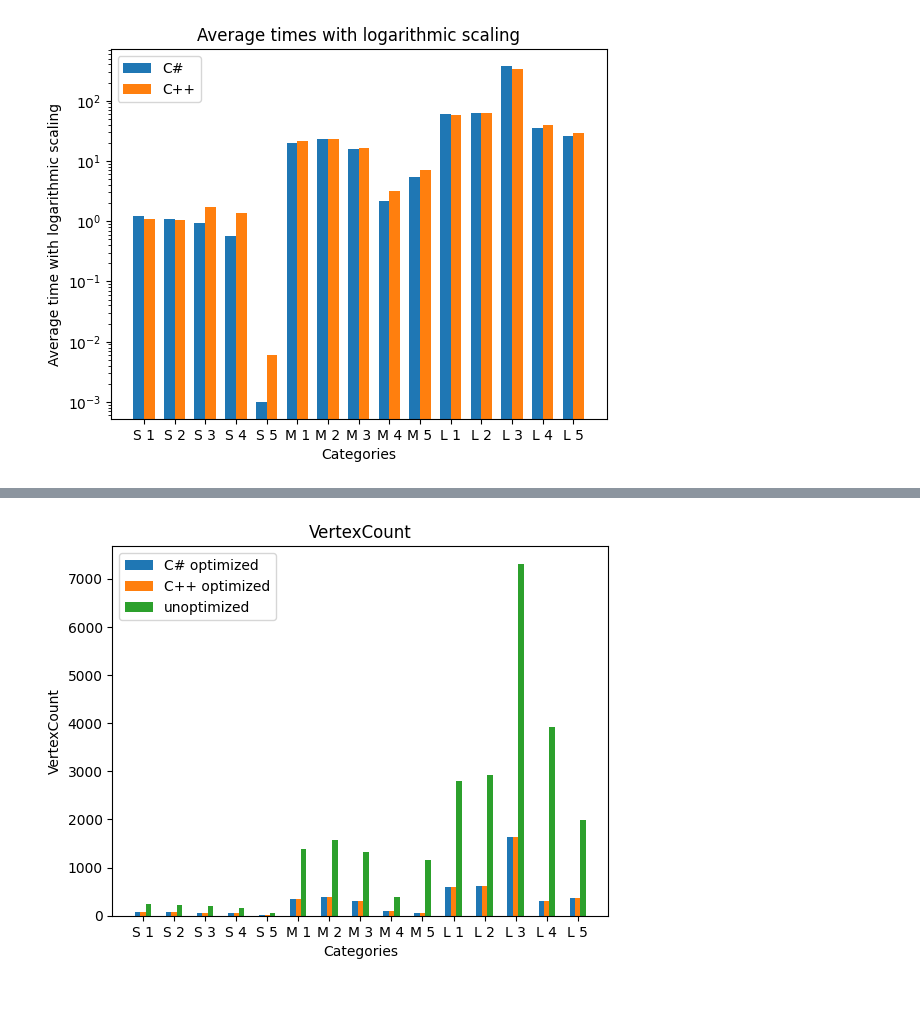
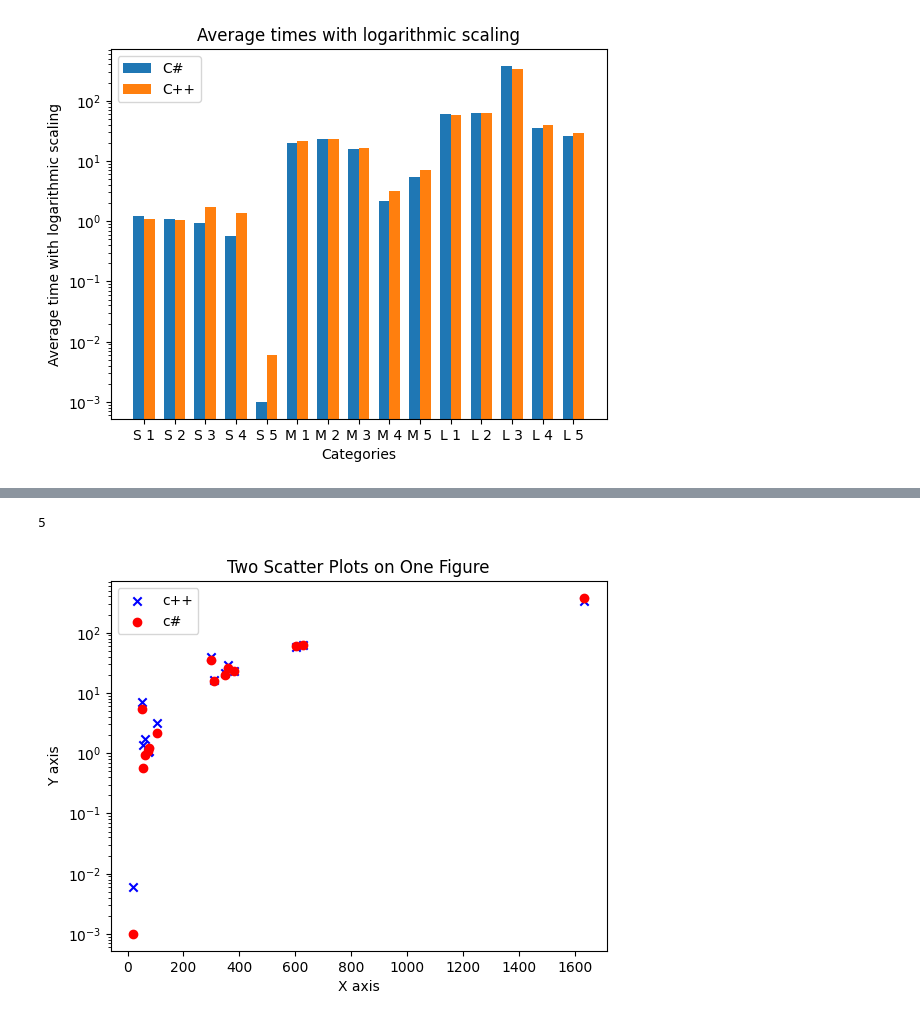
Before and after one commit to Mfknudsen/UFO-Exam, a Jupyter notebook: DataAnalysis/DataAnalysis.ipynb, the cells around one changed output, grey strips where cells are left out. Saved outputs shown, nothing was run; the diff lists cells and outputs as text; code cells hidden in the pictures.

```diff
--- a/DataAnalysis/DataAnalysis.ipynb
+++ b/DataAnalysis/DataAnalysis.ipynb
@@ -218,18 +247,0 @@ plt.show()
-# %%
-positions = np.arange(len(labels))
-bar_width = 0.35
-
-plt.bar(positions - bar_width/2, [row["VertexCount"] for row in data_csharp], width=bar_width/2, label='C# optimized')
-
-plt.bar(positions , [row["VertexCount"] for row in data_cpp], width=bar_width/2, label='C++ optimized')
-
-plt.bar(positions + bar_width/2 , [row["VertexCount"] for row in data_json], width=bar_width/2, label='unoptimized')
-plt.xlabel('Categories')
-plt.ylabel('VertexCount')
-plt.title('VertexCount')
-plt.xticks(positions, labels)
-plt.legend()
-
-plt.show()
-# %% [output]
-[figure, removed]
@@ -235,0 +253,24 @@ plt.show()
+# %%
+print(y)
+# %% [output]
+5
+# %%
+x1 = [row["VertexCount"] for row in data_cpp]
+y1 = [row["AverageTime"] for row in data_cpp]
+x2 = [row["VertexCount"] for row in data_csharp]
+y2 = [row["AverageTime"] for row in data_csharp]
+
+plt.scatter(x1, y1 , color='blue', label='c++', marker="x")
+
+plt.scatter(x2, y2, color='red', label='c#', marker="o")
+
+plt.legend()
+
+plt.title('Two Scatter Plots on One Figure')
+plt.xlabel('X axis')
+plt.ylabel('Y axis')
+plt.yscale('log')
+
+plt.show()
+# %% [output]
+[figure, added]
```
Also changed, not shown: parts of 11 cells of this notebook.
